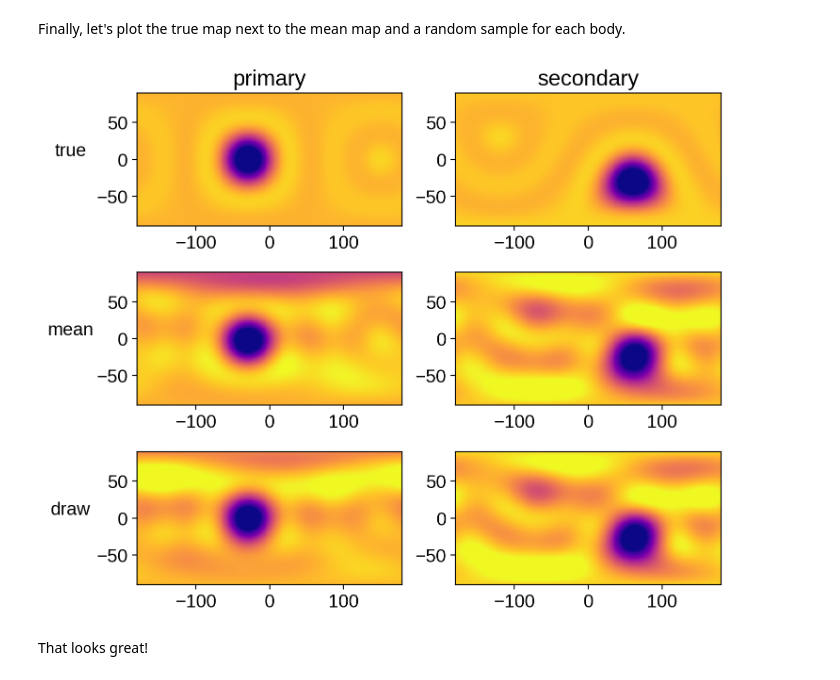
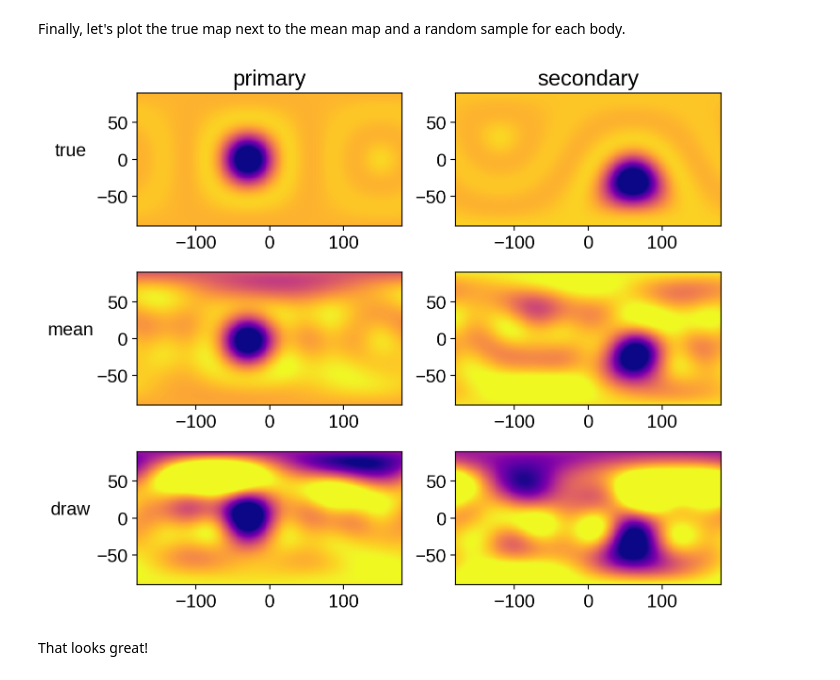
Before and after one commit to rodluger/starry, a Jupyter notebook: notebooks/EclipsingBinary_FullSolution.ipynb, the cells around one changed output. Saved outputs shown, nothing was run; the diff lists cells and outputs as text; code cells hidden in the pictures.

```diff
--- a/notebooks/EclipsingBinary_FullSolution.ipynb
+++ b/notebooks/EclipsingBinary_FullSolution.ipynb
@@ -164,8 +164,8 @@ To see how we did, let's plot the best fit solution. We don't have values for th
 # %%
 with model:
     yhat = xo.eval_in_model(sys.solve(t=t)[0], point=map_soln)
-    pri.map[1:, :] = yhat[0]
-    sec.map[1:, :] = yhat[1]
+    pri.map[1:, :] = yhat[: pri.map.Ny - 1]
+    sec.map[1:, :] = yhat[pri.map.Ny - 1 :]
     flux_model = xo.eval_in_model(sys.flux(t=t), point=map_soln)
 # %% [markdown]
 Here's our model next to the data. We're doing quite well!
@@ -315,17 +319,20 @@ We can verify that our solution is a good fit to the data by drawing random samp
 np.random.seed(1)
 nsamples = 30
 yhat = np.zeros((nsamples, pri.map.Ny - 1 + sec.map.Ny - 1))
+pri_y_draw = np.zeros((nsamples, pri.map.Ny - 1))
+sec_y_draw = np.zeros((nsamples, sec.map.Ny - 1))
 flux_model = np.zeros((nsamples, len(t)))
 with model:
     for i in tqdm(range(nsamples)):
         idx = np.random.randint(len(trace))
         point = trace.point(idx)
-        yhat[i] = np.reshape(xo.eval_in_model(sys.solve(t=t)[0], point=point), -1)
-        # NOTE: We're not actually drawing a map sample; we're using the posterior mean
-        # conditioned on the current sample of orbital parameters
-        pri.map[1:, :] = yhat[i, : map.Ny - 1]
-        sec.map[1:, :] = yhat[i, map.Ny - 1 :]
-        flux_model[i] = xo.eval_in_model(sys.flux(t=t), point=point)
+        # Solve the linear problem and draw a sample
+        sys.solve(t=t)
+        sys.draw()
+        # Get the numerical values using `xo.eval_in_model`
+        pri_y_draw[i], sec_y_draw[i], flux_model[i] = xo.eval_in_model(
+            [pri.map[1:, :], sec.map[1:, :], sys.flux(t=t)], point=point
+        )
 # %% [output]
 [interactive output not drawn]
 # %%
@@ -344,17 +351,17 @@ ax.legend();
 Finally, let's plot the true map next to the mean map and a random sample for each body.
 # %%
 map = starry.Map(ydeg=A["ydeg"])
-map[1:, :] = np.mean(yhat[:, : map.Ny - 1], axis=0)
+map[1:, :] = np.mean(pri_y_draw, axis=0)
 pri_mu = map.render(projection="rect").eval()
-map[1:, :] = yhat[0, : map.Ny - 1]
+map[1:, :] = pri_y_draw[0]
 pri_draw = map.render(projection="rect").eval()
 map[1:, :] = A["y"]
 pri_true = map.render(projection="rect").eval()
 
 map = starry.Map(ydeg=B["ydeg"])
-map[1:, :] = np.mean(yhat[:, map.Ny - 1 :], axis=0)
+map[1:, :] = np.mean(sec_y_draw, axis=0)
 sec_mu = map.render(projection="rect").eval()
-map[1:, :] = yhat[0, map.Ny - 1 :]
+map[1:, :] = sec_y_draw[0]
 sec_draw = map.render(projection="rect").eval()
 map[1:, :] = B["y"]
 sec_true = map.render(projection="rect").eval()
@@ -387,33 +394,33 @@ ax[2, 0].imshow(
 ax[0, 1].imshow(
     sec_true,
     origin="lower",
     extent=(-180, 180, -90, 90),
     cmap="plasma",
     vmin=0,
     vmax=0.4,
 )
 ax[1, 1].imshow(
     sec_mu,
     origin="lower",
     extent=(-180, 180, -90, 90),
     cmap="plasma",
     vmin=0,
     vmax=0.4,
 )
 ax[2, 1].imshow(
     sec_draw,
     origin="lower",
     extent=(-180, 180, -90, 90),
     cmap="plasma",
     vmin=0,
     vmax=0.4,
 )
 ax[0, 0].set_title("primary")
 ax[0, 1].set_title("secondary")
 ax[0, 0].set_ylabel("true", rotation=0, labelpad=20)
 ax[1, 0].set_ylabel("mean", rotation=0, labelpad=20)
 ax[2, 0].set_ylabel("draw", rotation=0, labelpad=20);
 # %% [output]
-[figure, old version]
+[figure, new version]
 # %% [markdown]
 That looks great!
```
Also changed, not shown: parts of 9 cells of this notebook, 1 other file.
